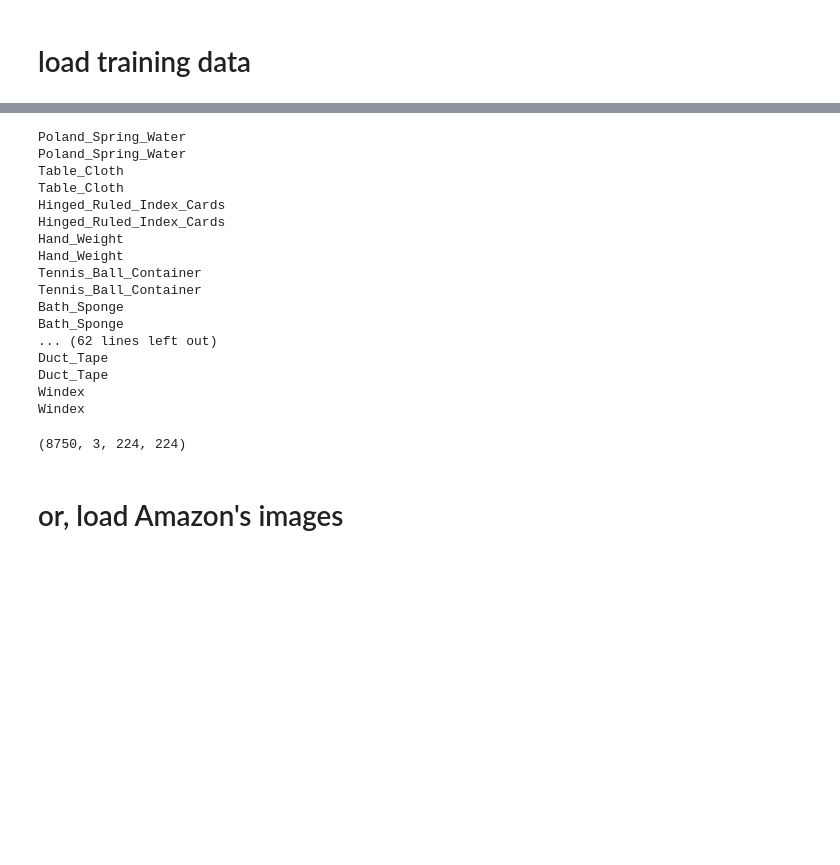
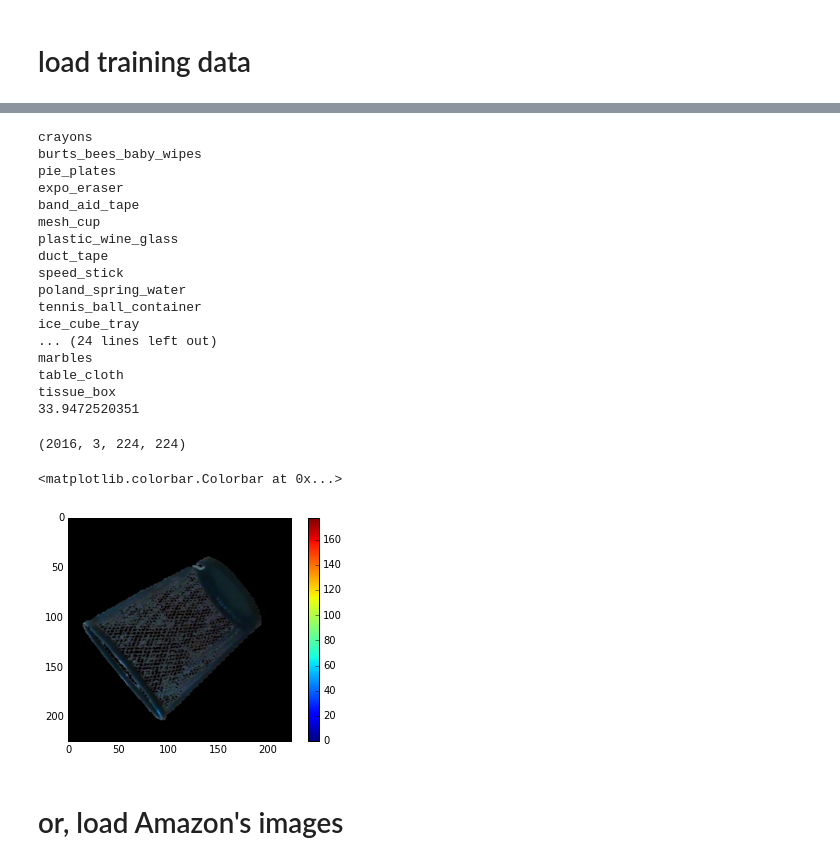
Before and after one commit to branchvincent/arc-reactor, a Jupyter notebook: src/perception/CNN_finetuning_ARC2017.ipynb, the cells around one changed output, grey strips where cells are left out. Saved outputs shown, nothing was run; the diff lists cells and outputs as text; code cells hidden in the pictures; blank space fills up the shorter version.

```diff
--- a/src/perception/CNN_finetuning_ARC2017.ipynb
+++ b/src/perception/CNN_finetuning_ARC2017.ipynb
@@ -611,0 +328,17 @@ def generate_augmented_dataset(imlist,labels,upscale_factor=1,smallest_dim=80,ma
+# %%
+#extract object for segmented images (rotation_fast1_segmented/)
+
+imlist_=list()
+for im in imlist:
+    mask=np.sum(im,2)
+    c=np.nonzero(mask>0)
+    max0=np.max(c[0])
+    min0=np.min(c[0])
+    max1=np.max(c[1])
+    min1=np.min(c[1])
+    seg=im[min0:max0,min1:max1]
+    if seg.size>20: #if not too small
+        imlist_.append(seg)
+
+
+imlist=imlist_
@@ -612,42 +461,45 @@ def generate_augmented_dataset(imlist,labels,upscale_factor=1,smallest_dim=80,ma
 # %%
-#import from matlab
-box_coords=np.round(
-    scipy.io.loadmat(
-        'ARC2017_rotation2_projection_SEGMENTATION.mat')['box_coords']).astype(np.int32)
 #get labels and numbering
 CLASSES=np.sort(os.listdir('/home/kevin/Documents/ARC/Training items/'))
+CLASSES=[cls.lower() for cls in CLASSES]
 LABELS = {cls: i for i, cls in enumerate(CLASSES)}
 
-segmented=get_segmented_images(imlist_by_group,box_coords)
-X,y=generate_augmented_dataset(segmented,y,smallest_dim=200,brightness_scale_range=[.99,1.01])
+start=time()
+X,y=generate_augmented_dataset(imlist,y,smallest_dim=170,brightness_scale_range=[.99,1.],max_translate=1)
+print time()-start
 # %% [output]
-Poland_Spring_Water
-Poland_Spring_Water
-Table_Cloth
-Table_Cloth
-Hinged_Ruled_Index_Cards
-Hinged_Ruled_Index_Cards
-Hand_Weight
-Hand_Weight
-Tennis_Ball_Container
-Tennis_Ball_Container
-Bath_Sponge
-Bath_Sponge
-... (62 lines left out)
-Duct_Tape
-Duct_Tape
-Windex
-Windex
+crayons
+burts_bees_baby_wipes
+pie_plates
+expo_eraser
+band_aid_tape
+mesh_cup
+plastic_wine_glass
+duct_tape
+speed_stick
+poland_spring_water
+tennis_ball_container
+ice_cube_tray
+... (24 lines left out)
+marbles
+table_cloth
+tissue_box
+33.9472520351
 # %%
-imlist_by_group=None
-segmented=None
+imlist=None
 X_tr=np.vstack(X).astype(np.float32)
 print X_tr.shape
 y=np.hstack(y)
 
 y_tr=np.array([LABELS[i] for i in y]).astype('int32')
 # %% [output]
-(8750, 3, 224, 224)
+(2016, 3, 224, 224)
+# %%
+plt.imshow(deprocess(X_tr[390]).astype(np.uint8))
+plt.colorbar()
+# %% [output]
+<matplotlib.colorbar.Colorbar at 0x...>
+[figure, added]
 # %% [markdown]
 # or, load Amazon's images
 # %%
```
Also changed, not shown: parts of 25 cells of this notebook.
